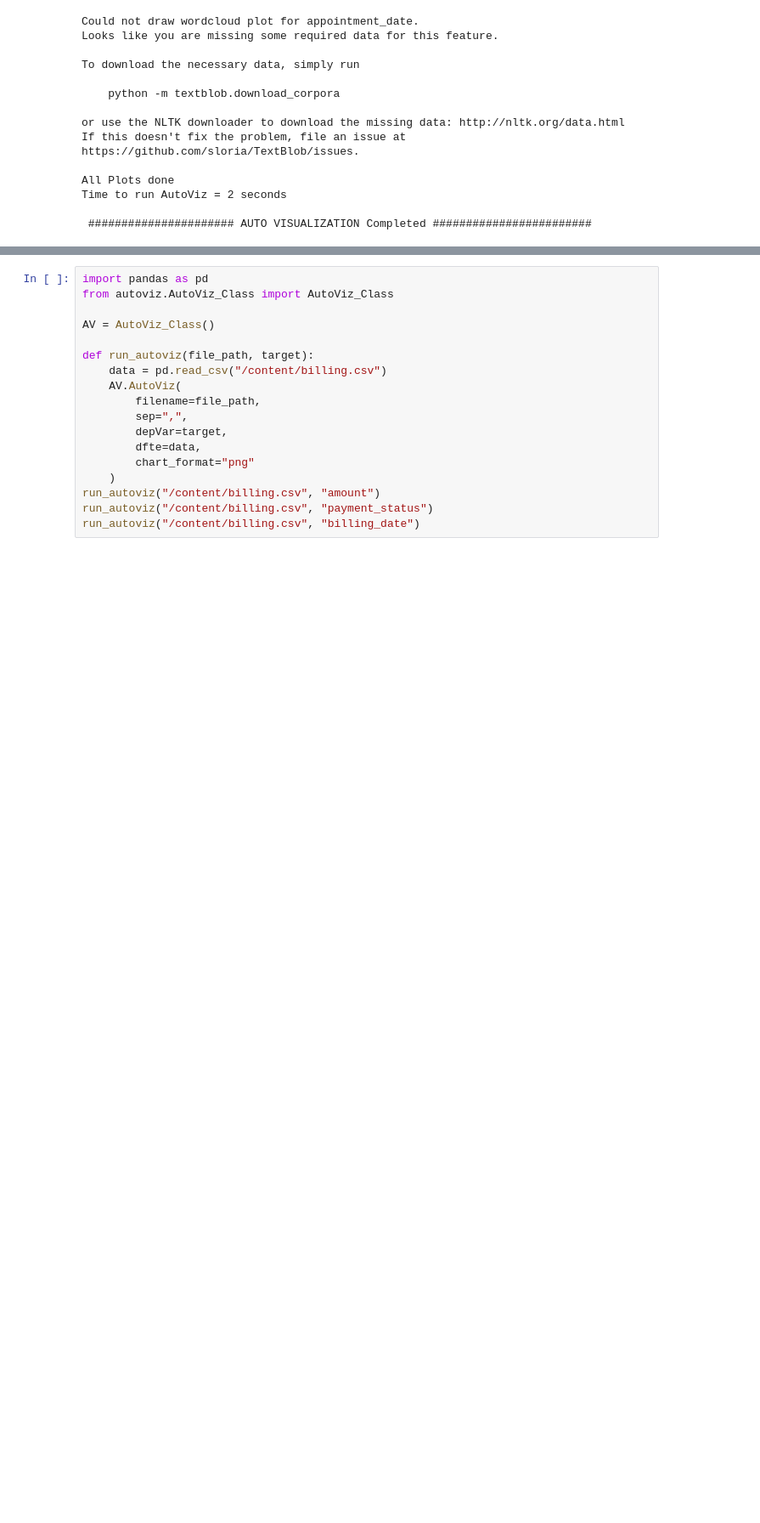
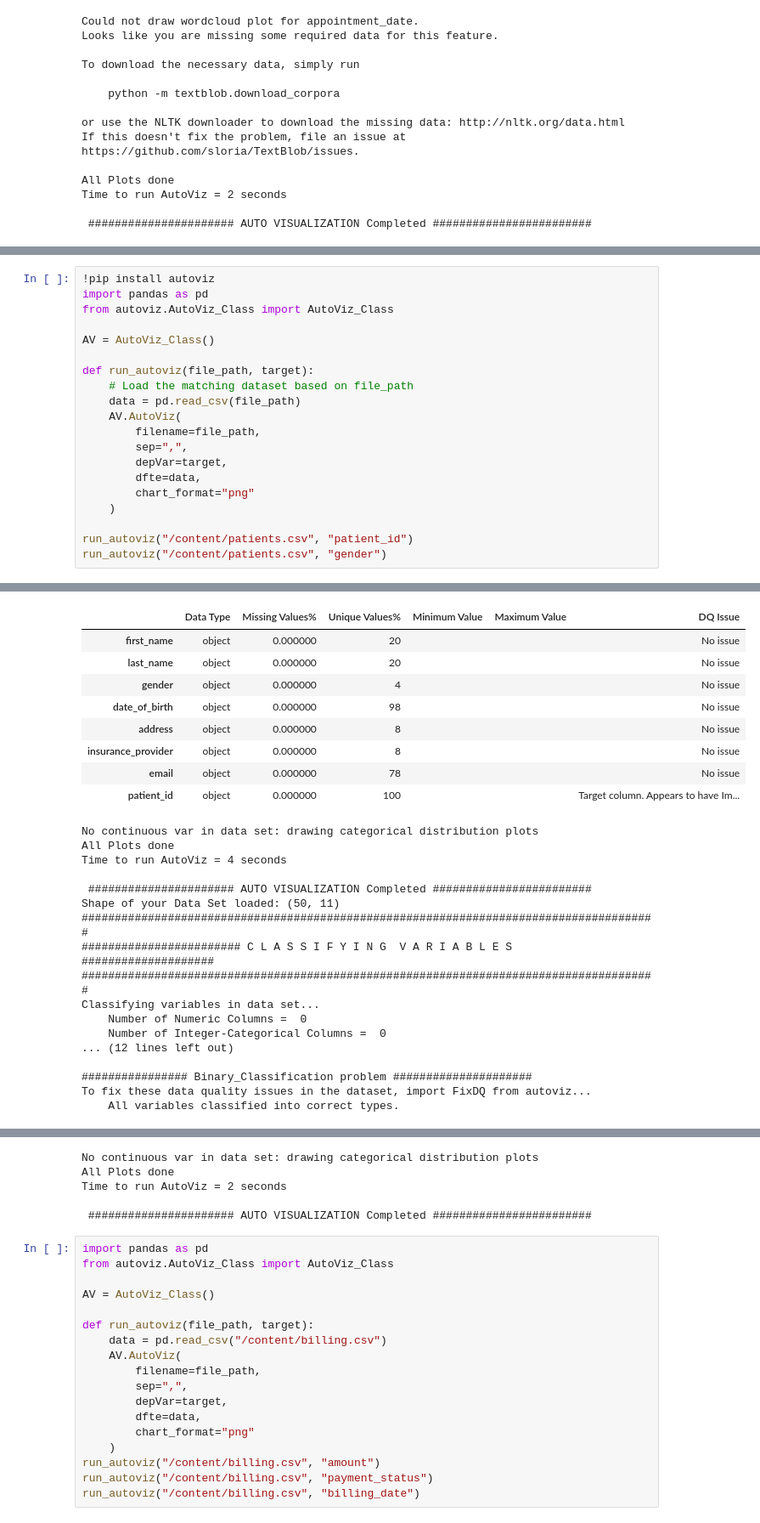
Before and after one commit to neerukondaramalakshmi2005-dotcom/EDA-HMS, a Jupyter notebook: EDA_Hospital_management_system.ipynb, the cells around one changed output, grey strips where cells are left out. Shown at 85% size. Saved outputs shown, nothing was run; the diff lists cells and outputs as text; blank space fills up the shorter version.

```diff
--- a/EDA_Hospital_management_system.ipynb
+++ b/EDA_Hospital_management_system.ipynb
@@ -1710,0 +1647,21 @@ ValueError: not enough values to unpack (expected 11, got 8)
+# %%
+!pip install autoviz
+import pandas as pd
+from autoviz.AutoViz_Class import AutoViz_Class
+
+AV = AutoViz_Class()
+
+def run_autoviz(file_path, target):
+    # Load the matching dataset based on file_path
+    data = pd.read_csv(file_path)
+    AV.AutoViz(
+        filename=file_path,
+        sep=",",
+        depVar=target,
+        dfte=data,
+        chart_format="png"
+    )
+
+run_autoviz("/content/patients.csv", "patient_id")
+run_autoviz("/content/patients.csv", "gender")
+# %% [output]
@@ -1710,0 +1685,26 @@ ValueError: not enough values to unpack (expected 11, got 8)
+|  | Data Type | Missing Values% | Unique Values% | Minimum Value | Maximum Value | DQ Issue |
+| first_name | object | 0.000000 | 20 |  |  | No issue |
+| last_name | object | 0.000000 | 20 |  |  | No issue |
+| gender | object | 0.000000 | 4 |  |  | No issue |
+| date_of_birth | object | 0.000000 | 98 |  |  | No issue |
+| address | object | 0.000000 | 8 |  |  | No issue |
+| insurance_provider | object | 0.000000 | 8 |  |  | No issue |
+| email | object | 0.000000 | 78 |  |  | No issue |
+| patient_id | object | 0.000000 | 100 |  |  | Target column. Appears to have Im... |
+No continuous var in data set: drawing categorical distribution plots
+All Plots done
+Time to run AutoViz = 4 seconds
+
+ ###################### AUTO VISUALIZATION Completed ########################
+Shape of your Data Set loaded: (50, 11)
+#######################################################################################
+######################## C L A S S I F Y I N G  V A R I A B L E S  ####################
+#######################################################################################
+Classifying variables in data set...
+    Number of Numeric Columns =  0
+    Number of Integer-Categorical Columns =  0
+... (12 lines left out)
+
+################ Binary_Classification problem #####################
+To fix these data quality issues in the dataset, import FixDQ from autoviz...
+    All variables classified into correct types.
@@ -1711,3 +1719,8 @@ ValueError: not enough values to unpack (expected 11, got 8)
+No continuous var in data set: drawing categorical distribution plots
+All Plots done
+Time to run AutoViz = 2 seconds
+
+ ###################### AUTO VISUALIZATION Completed ########################
 # %%
 import pandas as pd
 from autoviz.AutoViz_Class import AutoViz_Class
```
Also changed, not shown: parts of 6 cells of this notebook.
